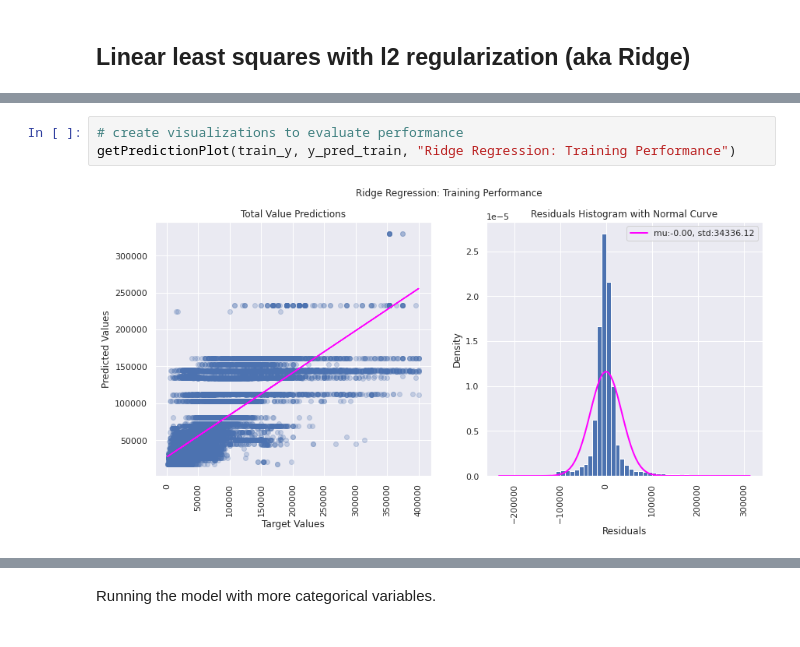
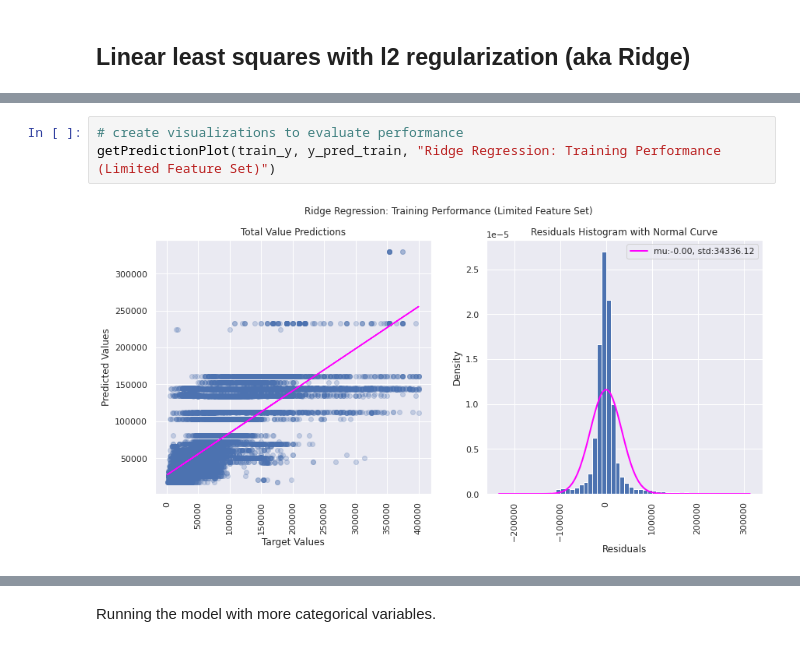
Before and after one commit to KatBCN/ML-PropertyAssessment, a Jupyter notebook: ML_Modeling_LinearRegression2_PropertyAssessment_Buffalo.ipynb, the cells around one changed output, grey strips where cells are left out. Saved outputs shown, nothing was run; the diff lists cells and outputs as text.

```diff
--- a/ML_Modeling_LinearRegression2_PropertyAssessment_Buffalo.ipynb
+++ b/ML_Modeling_LinearRegression2_PropertyAssessment_Buffalo.ipynb
@@ -773,6 +796,6 @@ Target values:  SBL
 Name: Total Value, dtype: float64
 # %%
 # create visualizations to evaluate performance
-getPredictionPlot(train_y, y_pred_train, "Ridge Regression: Training Performance")
+getPredictionPlot(train_y, y_pred_train, "Ridge Regression: Training Performance (Limited Feature Set)")
 # %% [output]
-[figure, old version]
+[figure, new version]
```
Also changed, not shown: parts of 24 cells of this notebook.
